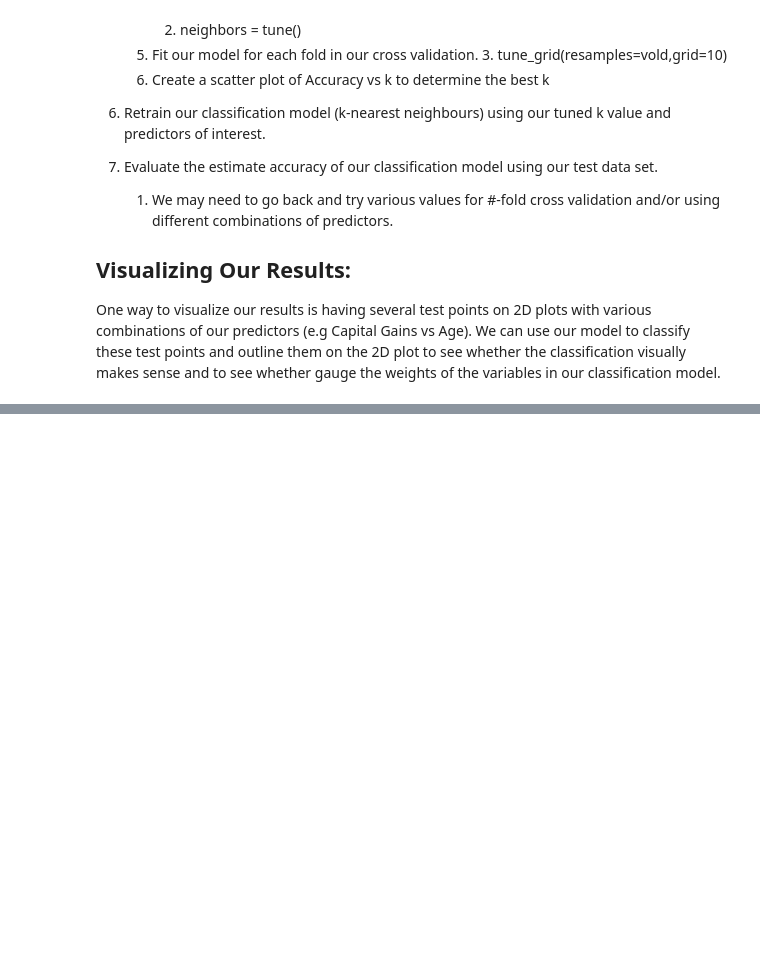
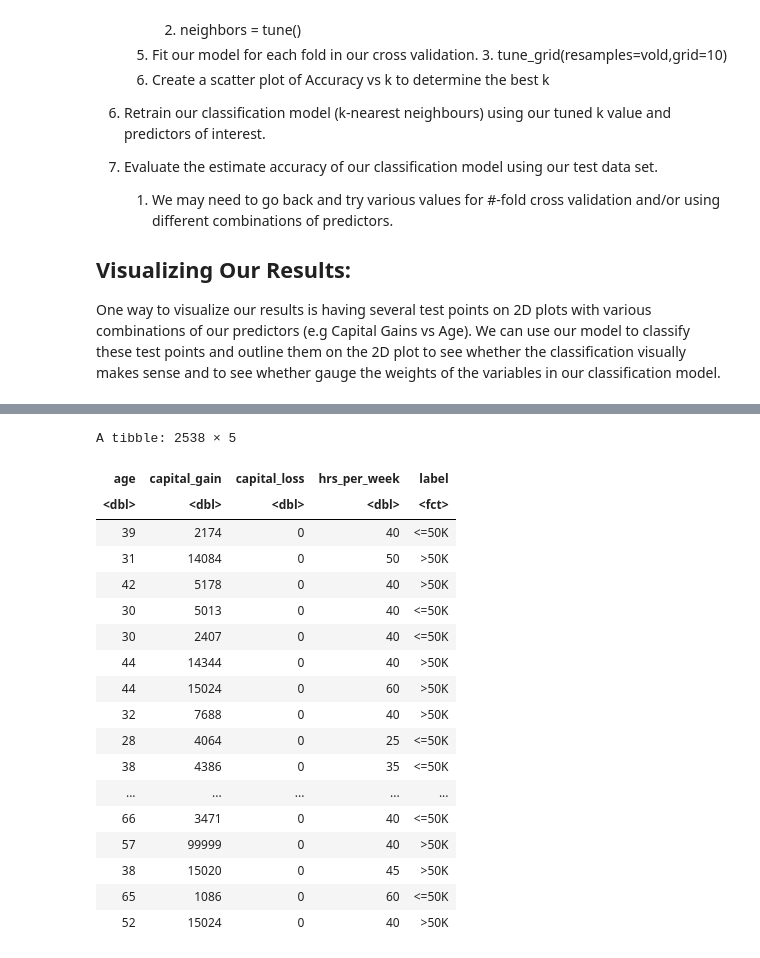
Before and after one commit to jasreetd/Group_Proposal, a Jupyter notebook: Candy.ipynb, the cells around one changed output, grey strips where cells are left out. Cells and saved outputs as stored; diff of their text form; code cells hidden in the pictures; blank space fills up the shorter version.

```diff
--- a/Candy.ipynb
+++ b/Candy.ipynb
@@ -39,0 +62,5 @@ One way to visualize our results is having several test points on 2D plots with
+# %%
+## Reads in data
+adult <- read_delim("data/adult.data.txt", delim=",",col_names=c("age", "workclass", "fnl_wgt","education",
+    "education_num","marital_status","occupation","relationship","race","sex","capital_gain","capital_loss",
+    "hrs_per_week","native_country","label"))
@@ -39,0 +86,9 @@ One way to visualize our results is having several test points on 2D plots with
+# %%
+## Cleaning and Wrangling
+adult_tidy <- adult %>%
+    mutate(label=as_factor(label), capital_gain = as.numeric(capital_gain),
+           capital_loss = as.numeric(capital_loss), hrs_per_week = as.numeric(hrs_per_week) ) %>%
+    filter_all(all_vars(. != " ?")) %>%
+    select(age,capital_gain,capital_loss,hrs_per_week,label)
+
+head(adult_tidy)
@@ -39,0 +105,23 @@ One way to visualize our results is having several test points on 2D plots with
+# %%
+adult_tidy %>%
+    filter(capital_gain > 0)
+# %% [output]
+A tibble: 2538 × 5
+| age | capital_gain | capital_loss | hrs_per_week | label |
+| <dbl> | <dbl> | <dbl> | <dbl> | <fct> |
+| 39 | 2174 | 0 | 40 | <=50K |
+| 31 | 14084 | 0 | 50 | >50K |
+| 42 | 5178 | 0 | 40 | >50K |
+| 30 | 5013 | 0 | 40 | <=50K |
+| 30 | 2407 | 0 | 40 | <=50K |
+| 44 | 14344 | 0 | 40 | >50K |
+| 44 | 15024 | 0 | 60 | >50K |
+| 32 | 7688 | 0 | 40 | >50K |
+| 28 | 4064 | 0 | 25 | <=50K |
+| 38 | 4386 | 0 | 35 | <=50K |
+| ... | ... | ... | ... | ... |
+| 66 | 3471 | 0 | 40 | <=50K |
+| 57 | 99999 | 0 | 40 | >50K |
+| 38 | 15020 | 0 | 45 | >50K |
+| 65 | 1086 | 0 | 60 | <=50K |
+| 52 | 15024 | 0 | 40 | >50K |
```
Also changed, not shown: parts of 12 cells of this notebook.
